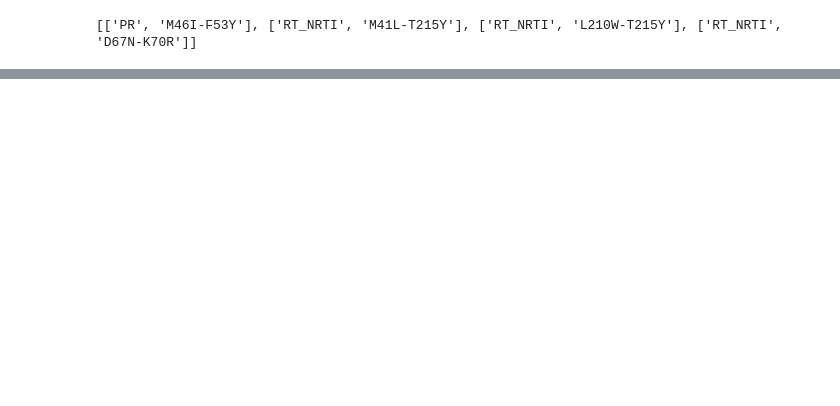
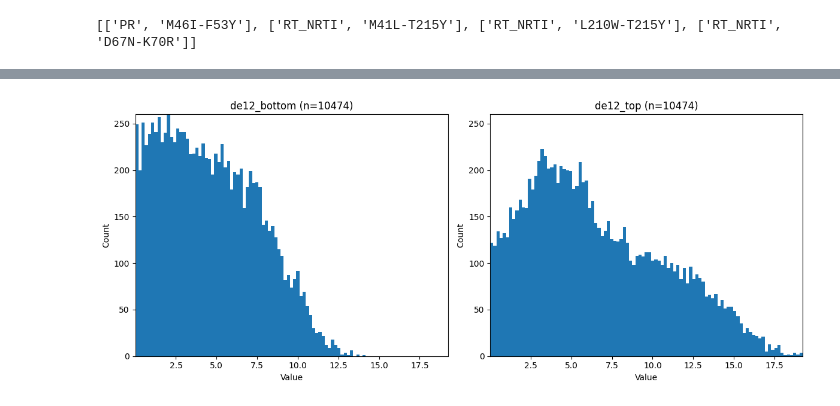
Before and after one commit to Daniel-Xkan/potts_model_test, a Jupyter notebook: ms1/observed_vs_expected/dE_spread_subcatogories.ipynb, the cells around one changed output, grey strips where cells are left out. Saved outputs shown, nothing was run; the diff lists cells and outputs as text; code cells hidden in the pictures; blank space fills up the shorter version.

```diff
--- a/ms1/observed_vs_expected/dE_spread_subcatogories.ipynb
+++ b/ms1/observed_vs_expected/dE_spread_subcatogories.ipynb
@@ -280,0 +319,45 @@ Processing RT_NNRTI with mutation pair: K101P, D192N
+# %%
+import matplotlib.pyplot as plt
+import numpy as np
+
+# Convert to arrays
+de12_bottom = np.array(de12_bottom, dtype=float)
+de12_top = np.array(de12_top, dtype=float)
+
+# Match sample size
+n = min(len(de12_bottom), len(de12_top))
+
+rng = np.random.default_rng(42)  # fixed seed for reproducibility
+
+de12_bottom_sample = rng.choice(de12_bottom, size=n, replace=False)
+de12_top_sample = rng.choice(de12_top, size=n, replace=False)
+
+# Shared bins and axes
+xmin = min(de12_bottom_sample.min(), de12_top_sample.min())
+xmax = max(de12_bottom_sample.max(), de12_top_sample.max())
+bins = np.linspace(xmin, xmax, 100)
+
+hist_bottom, _ = np.histogram(de12_bottom_sample, bins=bins)
+hist_top, _ = np.histogram(de12_top_sample, bins=bins)
+ymax = max(hist_bottom.max(), hist_top.max())
+
+fig, axes = plt.subplots(1, 2, figsize=(12, 5))
+
+axes[0].hist(de12_bottom_sample, bins=bins)
+axes[0].set_xlim(xmin, xmax)
+axes[0].set_ylim(0, ymax)
+axes[0].set_title(f"de12_bottom (n={n})")
+
+axes[1].hist(de12_top_sample, bins=bins)
+axes[1].set_xlim(xmin, xmax)
+axes[1].set_ylim(0, ymax)
+axes[1].set_title(f"de12_top (n={n})")
+
+for ax in axes:
+    ax.set_xlabel("Value")
+    ax.set_ylabel("Count")
+
+plt.tight_layout()
+plt.show()
+# %% [output]
+[figure, added]
```
Also changed, not shown: parts of 4 cells of this notebook, 5 other files.
